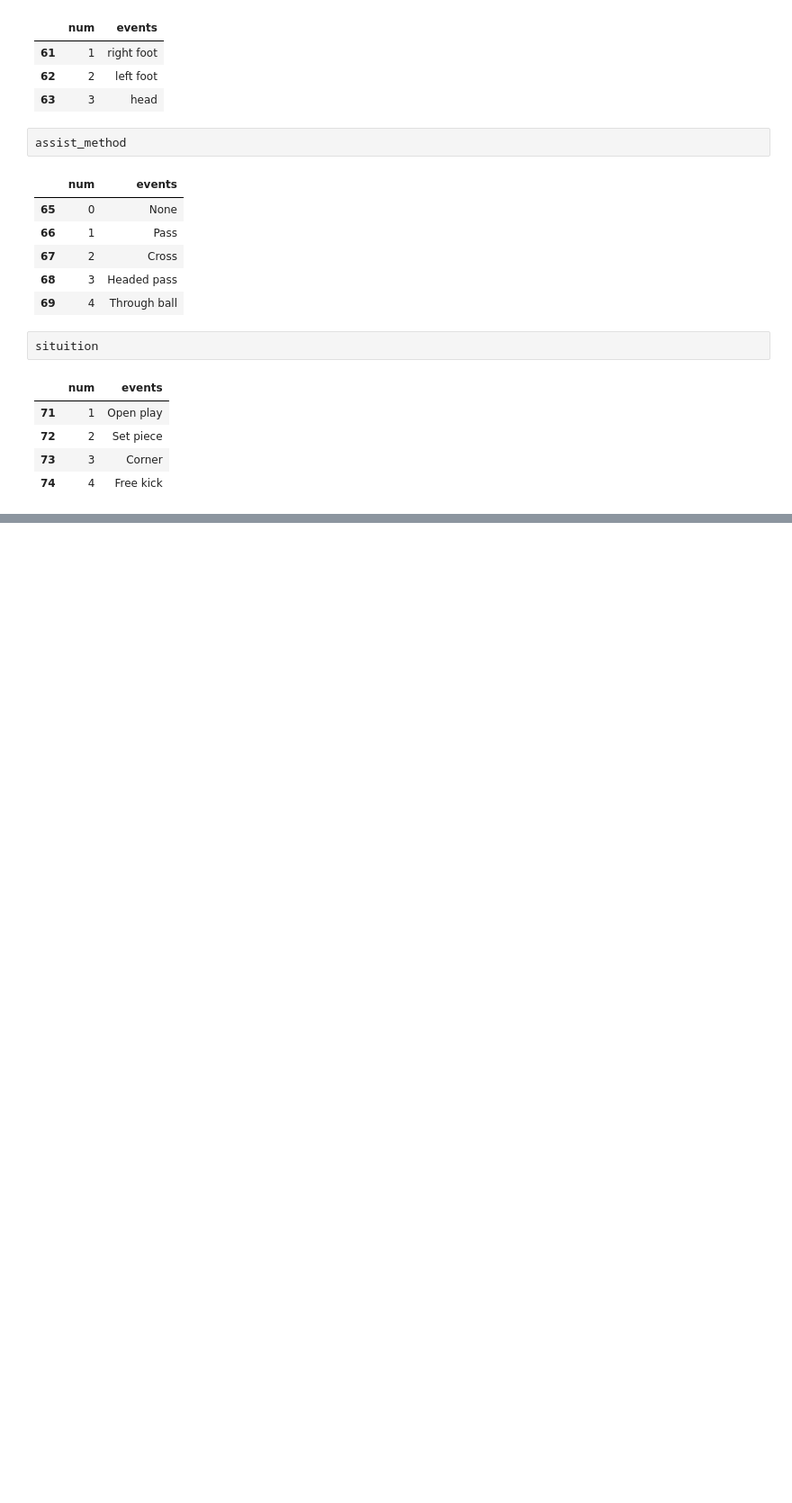
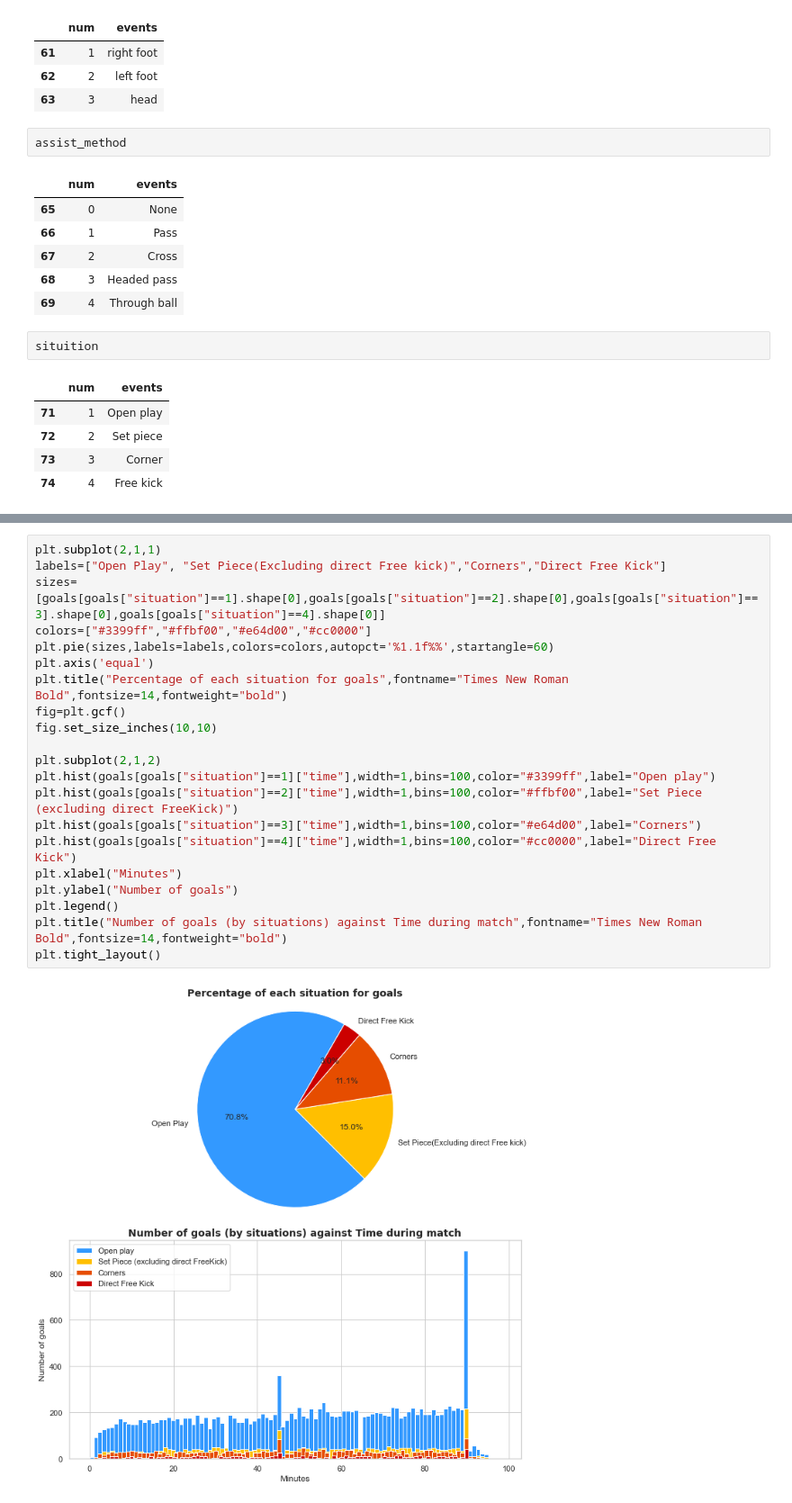
Before and after one commit to Banshikabadkul/greendeck_hackathon, a Jupyter notebook: Untitled.ipynb, the cells around one changed output, grey strips where cells are left out. Shown: that part at 90% size. Drawn from its saved outputs; the diff is of its cells as text; blank space fills up the shorter version.

```diff
--- a/Untitled.ipynb
+++ b/Untitled.ipynb
@@ -246,0 +248,23 @@ plt.tight_layout()
+# %%
+plt.subplot(2,1,1)
+labels=["Open Play", "Set Piece(Excluding direct Free kick)","Corners","Direct Free Kick"]
+sizes=[goals[goals["situation"]==1].shape[0],goals[goals["situation"]==2].shape[0],goals[goals["situation"]==3].shape[0],goals[goals["situation"]==4].shape[0]]
+colors=["#3399ff","#ffbf00","#e64d00","#cc0000"]
+plt.pie(sizes,labels=labels,colors=colors,autopct='%1.1f%%',startangle=60)
+plt.axis('equal')
+plt.title("Percentage of each situation for goals",fontname="Times New Roman Bold",fontsize=14,fontweight="bold")
+fig=plt.gcf()
+fig.set_size_inches(10,10)
+
+plt.subplot(2,1,2)
+plt.hist(goals[goals["situation"]==1]["time"],width=1,bins=100,color="#3399ff",label="Open play")
+plt.hist(goals[goals["situation"]==2]["time"],width=1,bins=100,color="#ffbf00",label="Set Piece (excluding direct FreeKick)")
+plt.hist(goals[goals["situation"]==3]["time"],width=1,bins=100,color="#e64d00",label="Corners")
+plt.hist(goals[goals["situation"]==4]["time"],width=1,bins=100,color="#cc0000",label="Direct Free Kick")
+plt.xlabel("Minutes")
+plt.ylabel("Number of goals")
+plt.legend()
+plt.title("Number of goals (by situations) against Time during match",fontname="Times New Roman Bold",fontsize=14,fontweight="bold")
+plt.tight_layout()
+# %% [output]
+[figure, added]
```
Also changed, not shown: parts of 36 cells of this notebook, 3 other files.
